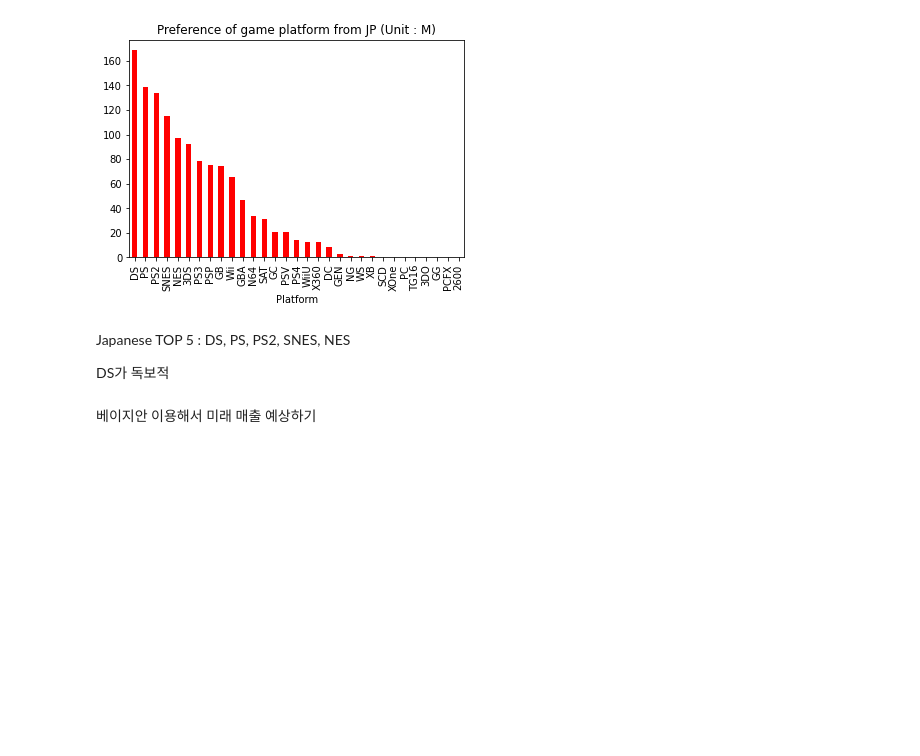
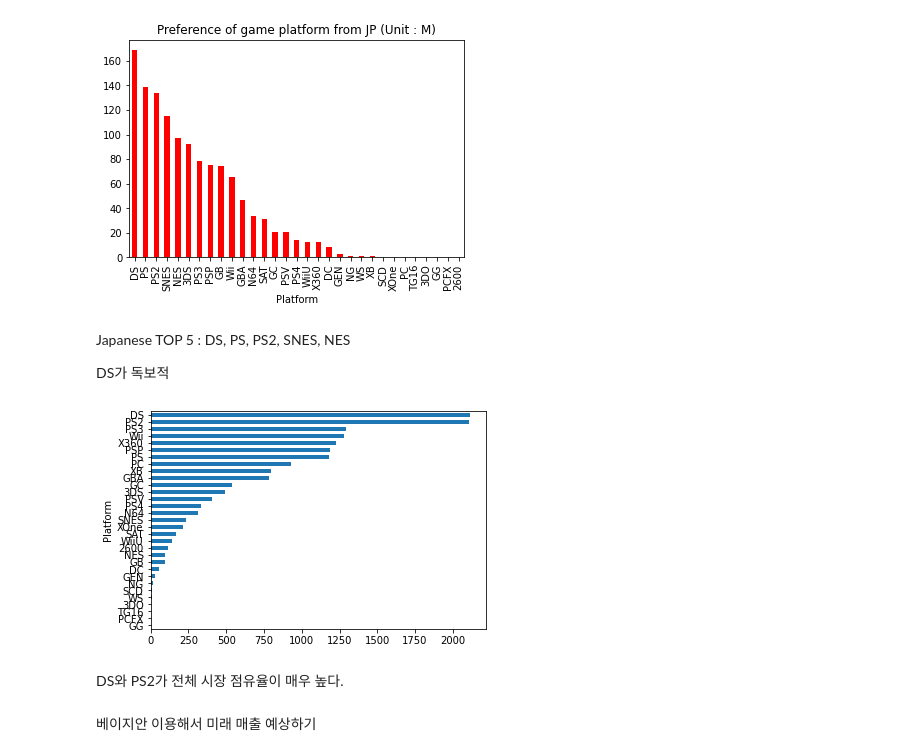
Before and after one commit to threegenie/vgames_project, a Jupyter notebook: game_data.ipynb, the cells around one changed output. Cells and saved outputs as stored; diff of their text form; code cells hidden in the pictures; blank space fills up the shorter version.

Commit message:
sales by platform

```diff
--- a/game_data.ipynb
+++ b/game_data.ipynb
@@ -304,3 +302,14 @@ Text(0.5, 1.0, 'Preference of game platform from JP (Unit : M)')
 Japanese TOP 5 : DS, PS, PS2, SNES, NES
 
 DS가 독보적
+# %%
+#전체 지역 플랫폼별 선호도
+ptgr = pd.crosstab(df.Platform, df.Genre)
+ptgr_total = ptgr.sum(axis=1).sort_values(ascending=True)
+plt.figure()
+ptgr_total.plot(kind='barh')
+plt.show()
+# %% [output]
+[figure, added]
+# %% [markdown]
+DS와 PS2가 전체 시장 점유율이 매우 높다.
```
Also changed, not shown: parts of 3 cells of this notebook.
